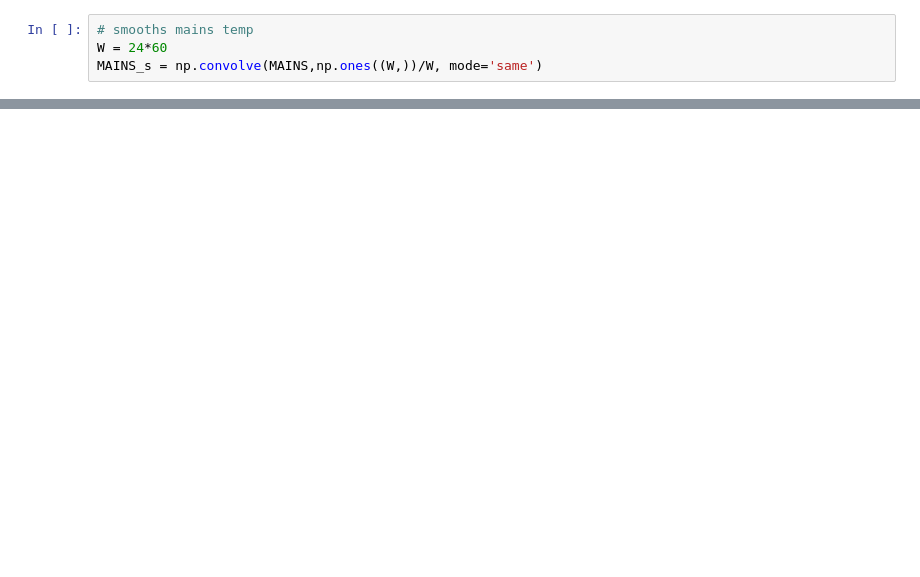
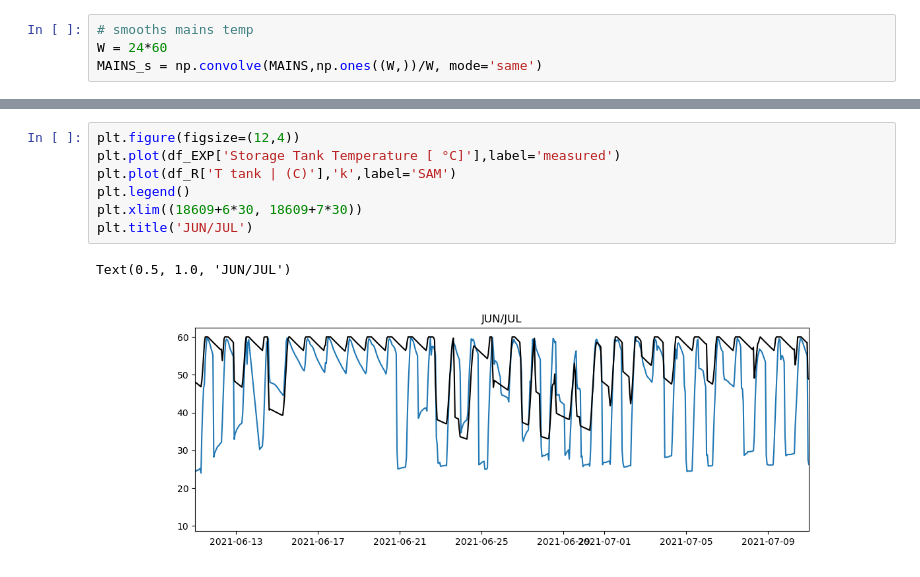
Before and after one commit to htcpedro/swh, a Jupyter notebook: SAMvalidation.ipynb, the cells around one changed output, grey strips where cells are left out. Cells and saved outputs as stored; diff of their text form; blank space fills up the shorter version.

```diff
--- a/SAMvalidation.ipynb
+++ b/SAMvalidation.ipynb
@@ -127,0 +141,10 @@ plt.plot(df_EXP['City Flowrate [ l/h]']/600*60)
+# %%
+plt.figure(figsize=(12,4))
+plt.plot(df_EXP['Storage Tank Temperature [ °C]'],label='measured')
+plt.plot(df_R['T tank | (C)'],'k',label='SAM')
+plt.legend()
+plt.xlim((18609+6*30, 18609+7*30))
+plt.title('JUN/JUL')
+# %% [output]
+Text(0.5, 1.0, 'JUN/JUL')
+[figure, added]
```
Also changed, not shown: parts of 19 cells of this notebook.
